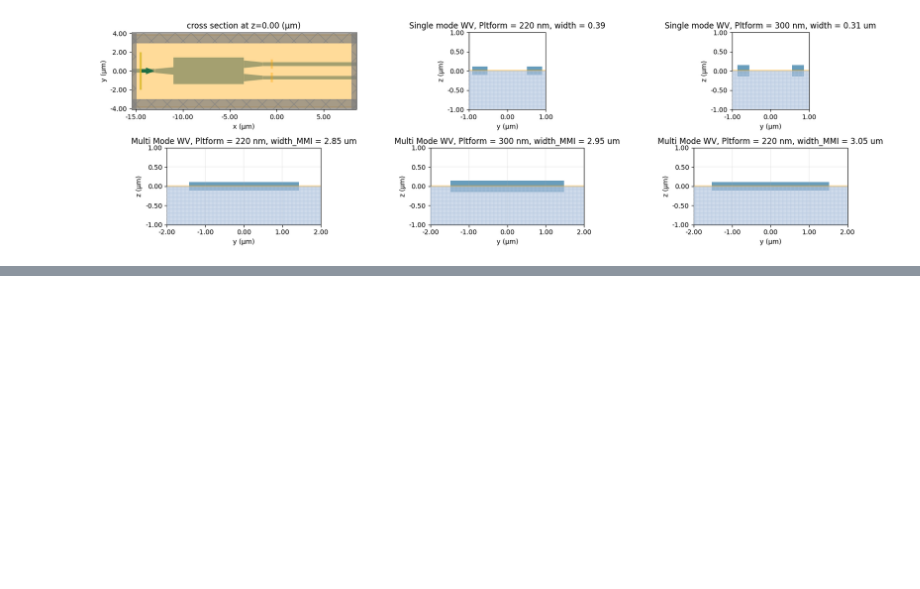
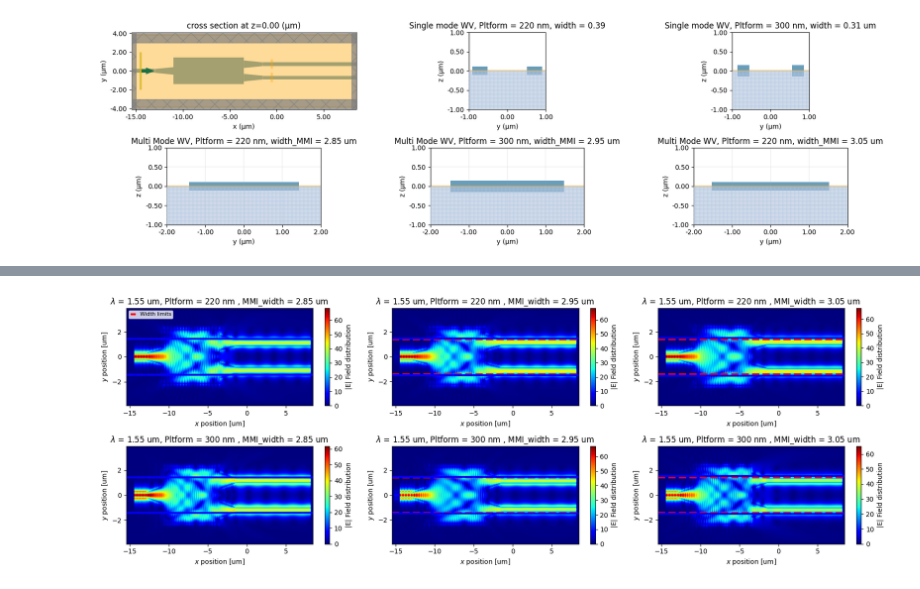
Before and after one commit to Juanes2001/GDS_py_TDY_venv, a Jupyter notebook: notebooks/HOM2_point3.ipynb, the cells around one changed output, grey strips where cells are left out. Cells and saved outputs as stored; diff of their text form; code cells hidden in the pictures; blank space fills up the shorter version.

```diff
--- a/notebooks/HOM2_point3.ipynb
+++ b/notebooks/HOM2_point3.ipynb
@@ -397,0 +450,47 @@ plt.show()
+# %%
+fig2, axes2 = plt.subplots(2, 3, figsize=(17, 6))
+
+wv_fixed = 24
+length_fixed = 0
+width_fixed = 0
+
+for thick_idx in range(2):
+    for width_idx in range(MMI_W_points-1):
+
+        # Ex_L = Longitudinal[thick_idx][length_fixed][width_idx].Ex.abs.isel(f = wv_fixed).squeeze()
+        Ey_L = Longitudinal[thick_idx][length_fixed][width_idx].Ey.abs.isel(f = wv_fixed).squeeze()
+        # Ez_L = Longitudinal[thick_idx][length_fixed][width_idx].Ez.abs.isel(f = wv_fixed).squeeze()
+        E_L = np.sqrt(np.abs(Ey_L)**2)
+
+        x_L = Ey_L.coords['x'].values
+        y_L = Ey_L.coords['y'].values
+
+
+        im = axes2[thick_idx][width_idx].imshow(
+                E_L.T,                     # transpose if needed
+                extent=[x_L.min(), x_L.max(),
+                        y_L.min(), y_L.max()],
+                origin='lower',
+                aspect='auto',
+                cmap='jet',
+        )
+
+        axes2[thick_idx][width_idx].set_title(fr"$\lambda$ = {td.C_0/sweep_freq[wv_fixed]:.2f} um, Pltform = {[220,300][thick_idx]} nm , MMI_width = {sweep_MMI_W[width_idx]:.2f} um ")
+        axes2[thick_idx][width_idx].set_xlabel(r"$x$ position [um]")
+        axes2[thick_idx][width_idx].set_ylabel(r"$y$ position [um]")
+        plt.colorbar(im, ax=axes2[thick_idx][width_idx]).set_label("|E| Field distribution")
+
+        axes2[thick_idx][width_idx].plot(x_L,np.ones(len(x_L))*(sweep_MMI_W[width_fixed]/2), lw = 3 ,color = "red", linestyle = "--" , label = "Width limits")
+        axes2[thick_idx][width_idx].plot(x_L,np.ones(len(x_L))*(-sweep_MMI_W[width_fixed]/2), lw = 3 ,color = "red",linestyle = "--")
+        axes2[thick_idx][width_idx].plot(x_L,np.ones(len(x_L))*(sweep_MMI_W[width_idx]/2), lw = 3 ,color = "blue",linestyle = "-" )
+        axes2[thick_idx][width_idx].plot(x_L,np.ones(len(x_L))*(-sweep_MMI_W[width_idx]/2), lw = 3 ,color = "blue",linestyle = "-" )
+
+
+axes2[0][0].legend(loc = "upper left",fontsize=8,handlelength=1,borderpad=0.3,labelspacing=0.3)
+
+
+
+plt.tight_layout()
+plt.show()
+# %% [output]
+[figure, added]
```
Also changed, not shown: parts of 5 cells of this notebook.
